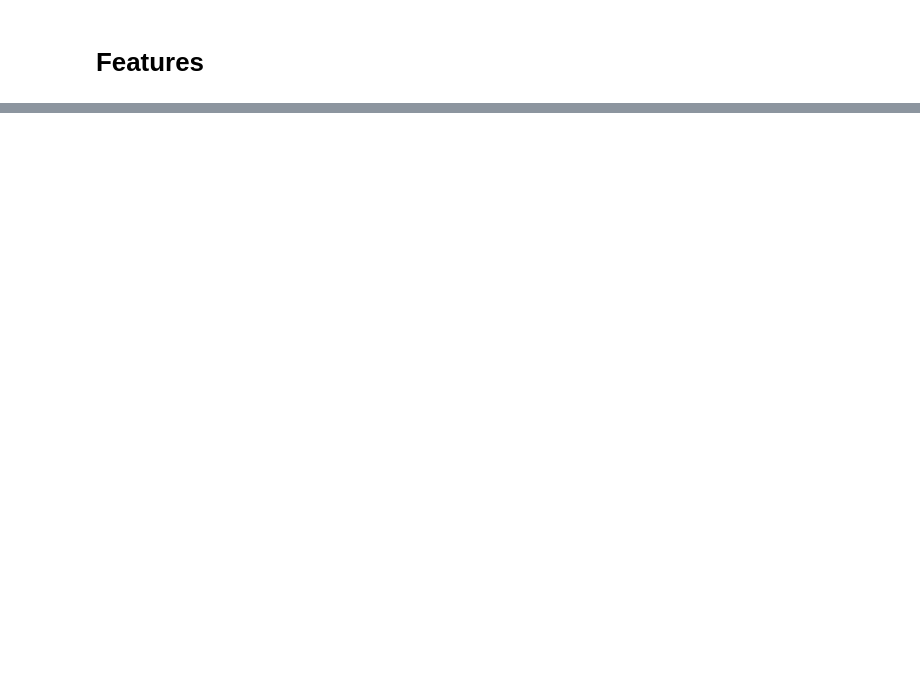
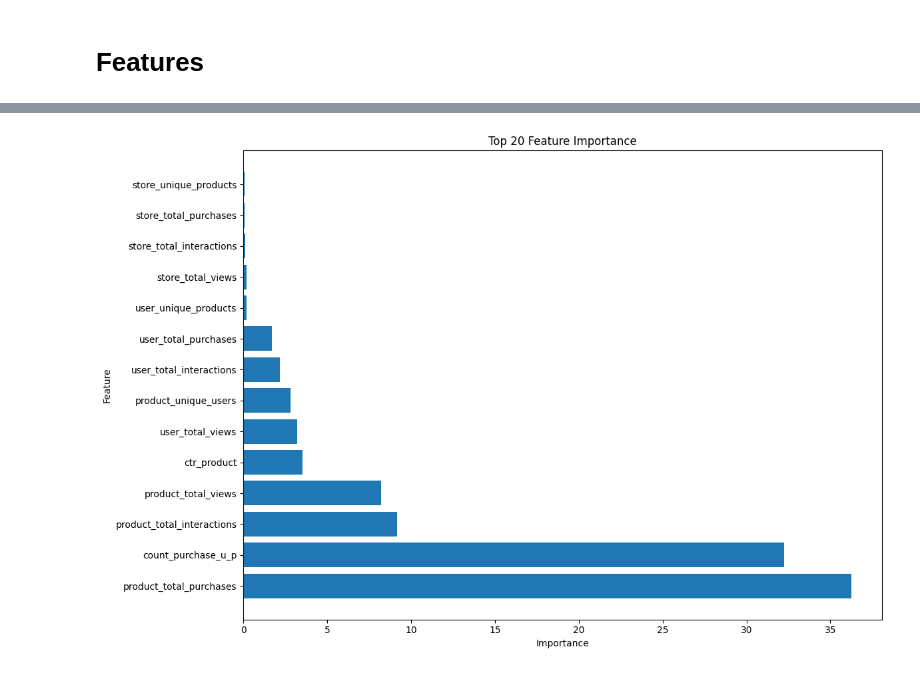
Before and after one commit to almayor/lavka-rs-contest, a Jupyter notebook: homework.ipynb, the cells around one changed output, grey strips where cells are left out. Drawn from its saved outputs; the diff is of its cells as text; code cells hidden in the pictures; blank space fills up the shorter version.

```diff
--- a/homework.ipynb
+++ b/homework.ipynb
@@ -537,16 +221,21 @@ def target(history_df: pl.DataFrame, target_df: pl.DataFrame) -> pl.Series:
 # %%
 config = Config()
 config['features'] = [
-    'count_purchase',
-    'count_purchase_store',
+    'count_purchase_user_product',
+    # 'count_purchase_user_store',
     'ctr_product',
-    'recency_user_product',
-    'recency_user_store',
+    # 'ctr_store',
+    # 'recency_user_product',
+    # 'recency_user_store',
     'user_stats',
     'product_stats',
     'store_stats'
 ]
+config.set('history_cleaning.remove_lurkers', True)
 config.set('target', 'CartUpdate_Purchase_vs_View')
+config.set('validation.n_folds', 2)
+
 exp = Experiment("test", config)
-exp.run()
+results = exp.run()
+results
 # %% [output]
@@ -567,0 +287,5 @@ AttributeError: 'Series' object has no attribute 'columns'
+# %%
+vis = Visualizer()
+vis.plot_feature_importance(results['cv_results']['folds'][0]['feature_importance']);
+# %% [output]
+[figure, added]
```
Also changed, not shown: parts of 42 cells of this notebook, 28 other files.
